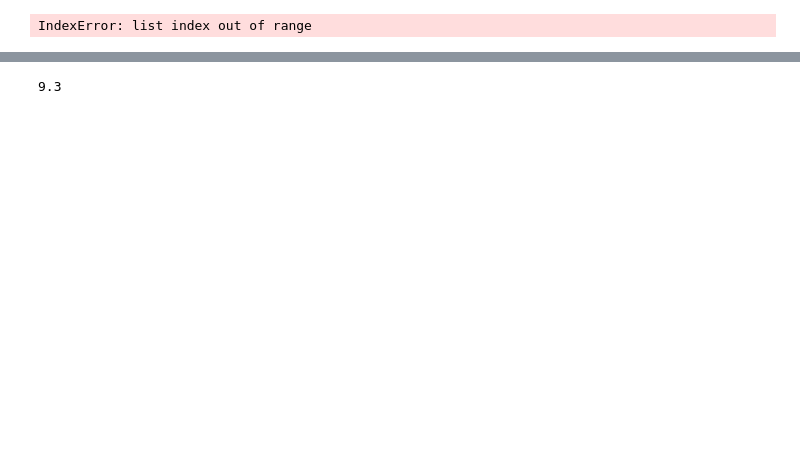
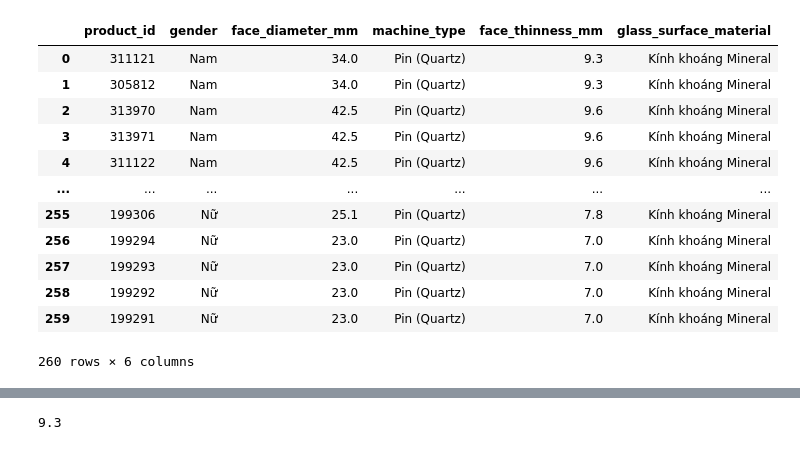
Before and after one commit to VanKhang99/tgdd_etl_project, a Jupyter notebook: code_test/watch.ipynb, the cells around one changed output, grey strips where cells are left out. Saved outputs shown, nothing was run; the diff lists cells and outputs as text; code cells hidden in the pictures; blank space fills up the shorter version.

```diff
--- a/code_test/watch.ipynb
+++ b/code_test/watch.ipynb
@@ -48,39 +48,58 @@ def get_specifications(parent_tags_list, data_watches):
         specification_tags = check_element_html(parent_tag, ".//div[@class='utility']//p", False)
         if specification_tags is not None:
             data = [tag.text for tag in specification_tags]
-            machine_type = data[0].split(':')[1].strip()
 
-            if len(data) > 2:
+            if len(data) == 1:
+                glass_surface_material = data[0].split(':')[1].strip()
+
+            elif len(data) == 2:
+                if 'Độ mỏng mặt' in data[0]:
+                    face_thinness_mm = float(data[0].split(':')[1].replace('mm', '').strip())
+                elif 'Loại máy' in data[0]:
+                    machine_type = data[0].split(':')[1].strip()
+
+                glass_surface_material = data[1].split(':')[1].strip()
+
+            elif len(data) > 2:
+                machine_type = data[0].split(':')[1].strip()
                 face_thinness_mm = float(data[1].split(':')[1].replace('mm', '').strip())
                 glass_surface_material = data[2].split(':')[1].strip()
-            else:
-                glass_surface_material = data[1].split(':')[1].strip()
 
         data_watches.append([product_id, gender, face_diameter_mm, machine_type, face_thinness_mm, glass_surface_material])
         # print(f'############ {i} ############')
         # i += 1
 
 def watch():
     url = "https://www.thegioididong.com/dong-ho-deo-tay-casio"
     driver = run_driver(url)
     quantity_watches = driver.find_element(By.XPATH, "//section[@id='categoryPage']//div[@class='box-sort ']/p[@class='sort-total']/b").text
     pages = int(quantity_watches) // 20
 
     data_watches = []
-    for page in range(pages):
+    for page in range(pages + 1):
         new_url = f"https://www.thegioididong.com/dong-ho-deo-tay-casio#c=7264&m=17875&o=14&pi={page}"
         driver = run_driver(new_url)
 
         parent_tags_list = driver.find_elements(By.XPATH, "//li[@class=' item  __cate_7264']")
         get_specifications(parent_tags_list, data_watches)
 
     df = pd.DataFrame(data_watches, columns=['product_id', 'gender', 'face_diameter_mm', 'machine_type', 'face_thinness_mm', 'glass_surface_material'])
     return df
 
 watches_df = watch()
 watches_df
 # watch_specifications()
-
-# Error in page 7, error part: glass_surface_material
 # %% [output]
+|  | product_id | gender | face_diameter_mm | machine_type | face_thinness_mm | glass_surface_material |
+| 0 | 311121 | Nam | 34.0 | Pin (Quartz) | 9.3 | Kính khoáng Mineral |
+| 1 | 305812 | Nam | 34.0 | Pin (Quartz) | 9.3 | Kính khoáng Mineral |
+| 2 | 313970 | Nam | 42.5 | Pin (Quartz) | 9.6 | Kính khoáng Mineral |
+| 3 | 313971 | Nam | 42.5 | Pin (Quartz) | 9.6 | Kính khoáng Mineral |
+| 4 | 311122 | Nam | 42.5 | Pin (Quartz) | 9.6 | Kính khoáng Mineral |
+| ... | ... | ... | ... | ... | ... | ... |
+| 255 | 199306 | Nữ | 25.1 | Pin (Quartz) | 7.8 | Kính khoáng Mineral |
+| 256 | 199294 | Nữ | 23.0 | Pin (Quartz) | 7.0 | Kính khoáng Mineral |
+| 257 | 199293 | Nữ | 23.0 | Pin (Quartz) | 7.0 | Kính khoáng Mineral |
+| 258 | 199292 | Nữ | 23.0 | Pin (Quartz) | 7.0 | Kính khoáng Mineral |
+| 259 | 199291 | Nữ | 23.0 | Pin (Quartz) | 7.0 | Kính khoáng Mineral |
-IndexError: list index out of range
+260 rows × 6 columns
```
Also changed, not shown: parts of 6 cells of this notebook, 16 other files.
